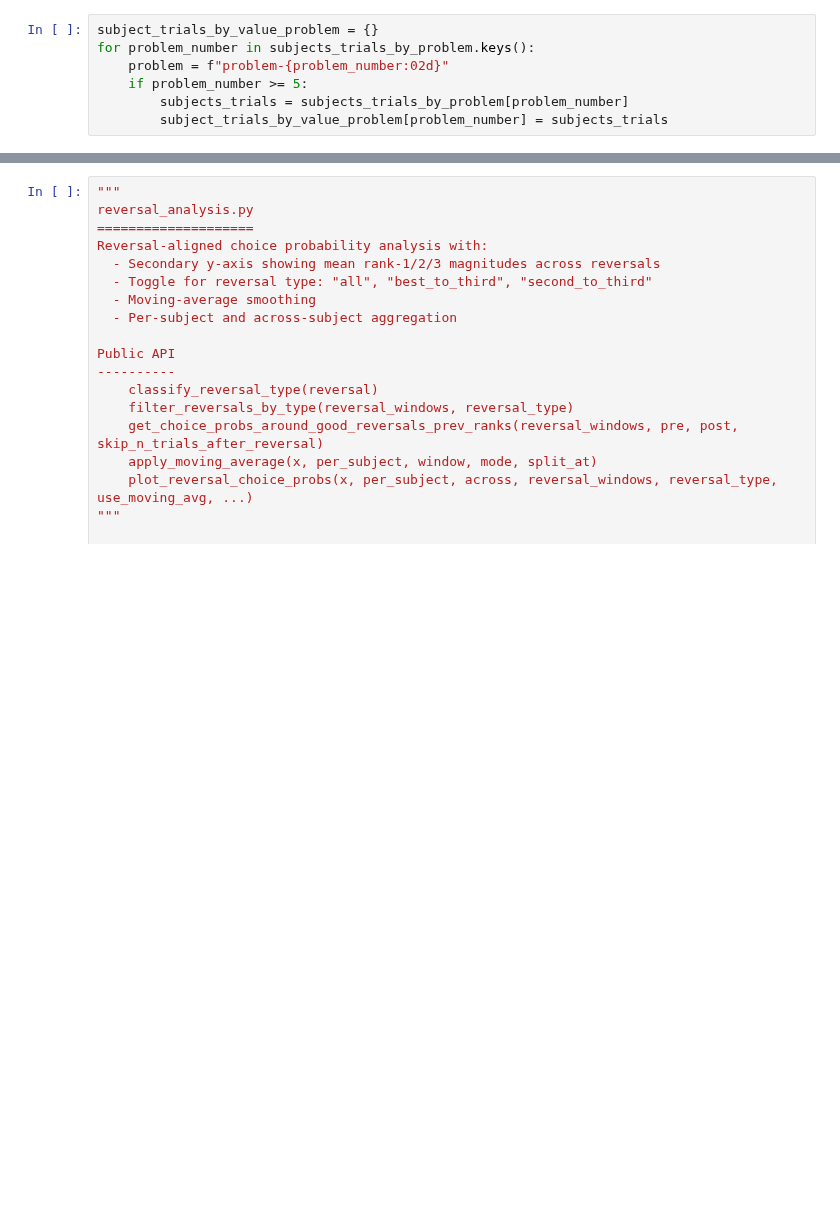
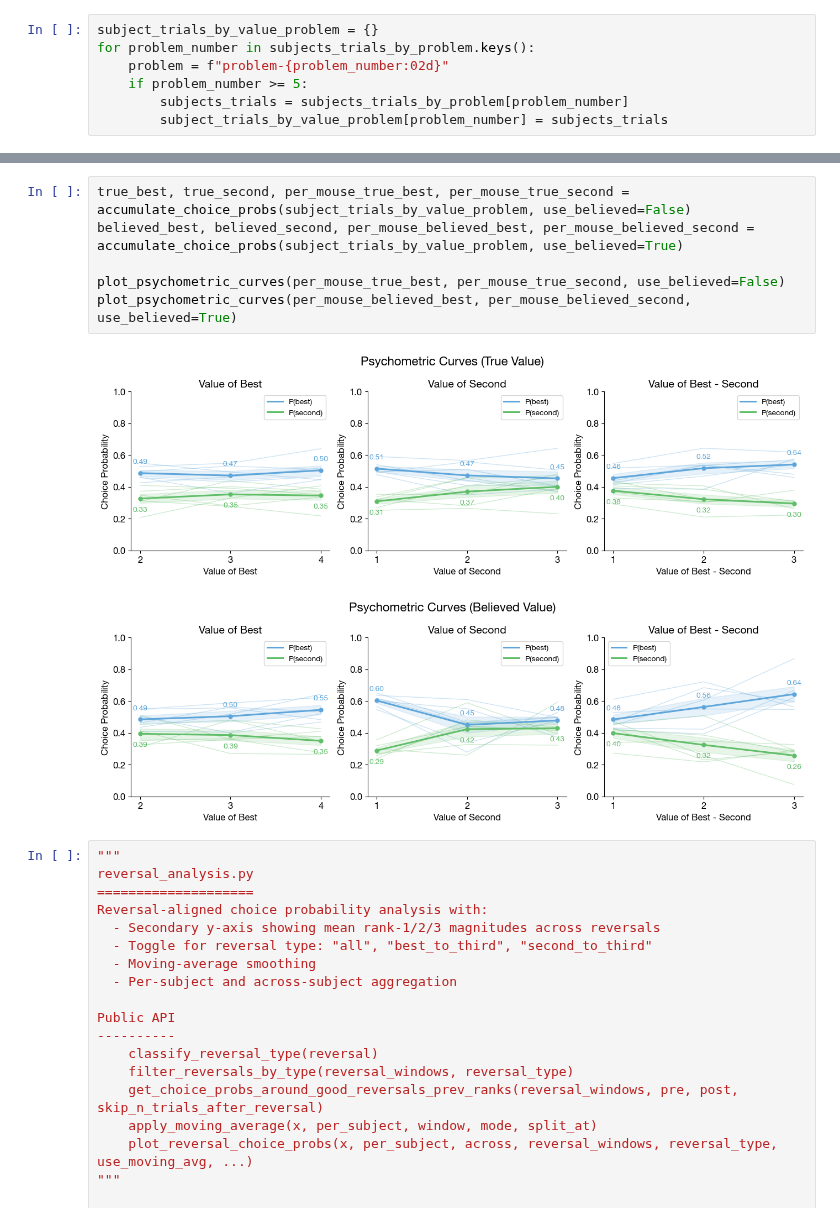
Before and after one commit to megyoung430/magnitude-bandit-analysis, a Jupyter notebook: scripts/value_bandit_analysis.ipynb, the cells around one changed output, grey strips where cells are left out. Drawn from its saved outputs; the diff is of its cells as text; blank space fills up the shorter version.

```diff
--- a/scripts/value_bandit_analysis.ipynb
+++ b/scripts/value_bandit_analysis.ipynb
@@ -489,3 +718,12 @@ plot_psychometric_curves(per_mouse_best, per_mouse_second, use_believed=True)
+# %%
+true_best, true_second, per_mouse_true_best, per_mouse_true_second = accumulate_choice_probs(subject_trials_by_value_problem, use_believed=False)
+believed_best, believed_second, per_mouse_believed_best, per_mouse_believed_second = accumulate_choice_probs(subject_trials_by_value_problem, use_believed=True)
+
+plot_psychometric_curves(per_mouse_true_best, per_mouse_true_second, use_believed=False)
+plot_psychometric_curves(per_mouse_believed_best, per_mouse_believed_second, use_believed=True)
+# %% [output]
+[figure, added]
+[figure, added]
 # %%
 """
 reversal_analysis.py
```
Also changed, not shown: parts of 9 cells of this notebook, 9 other files.
